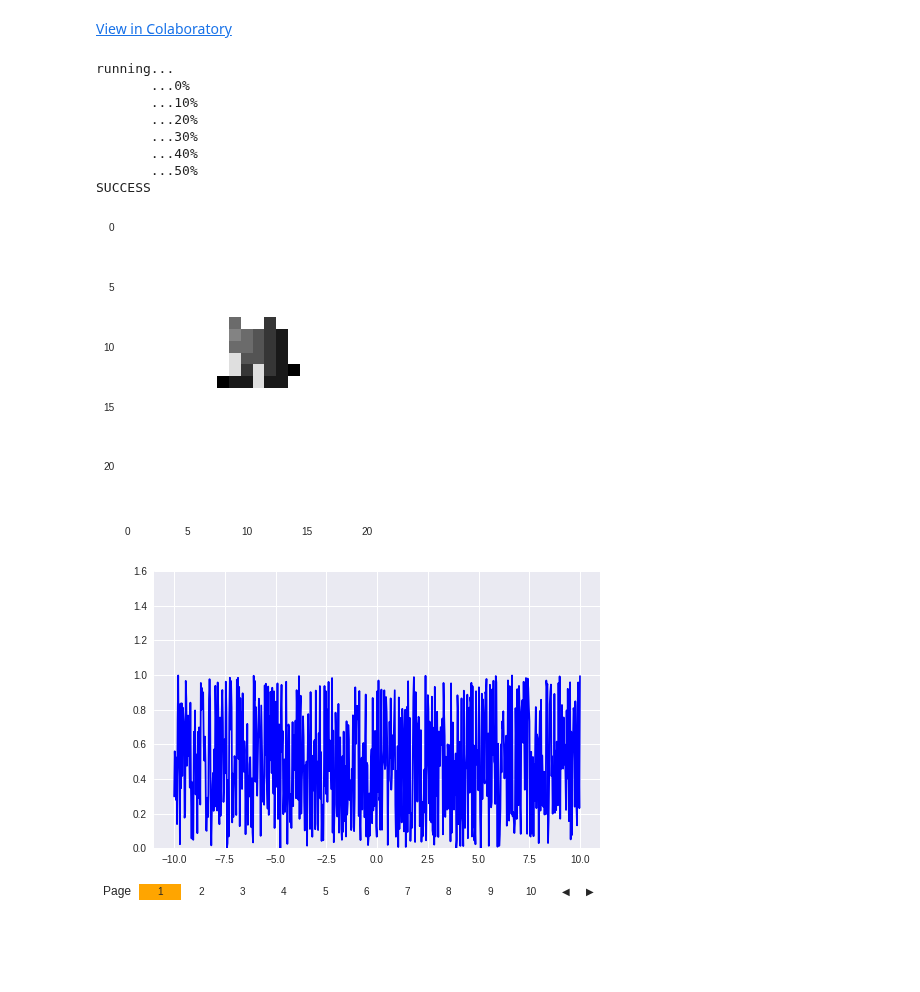
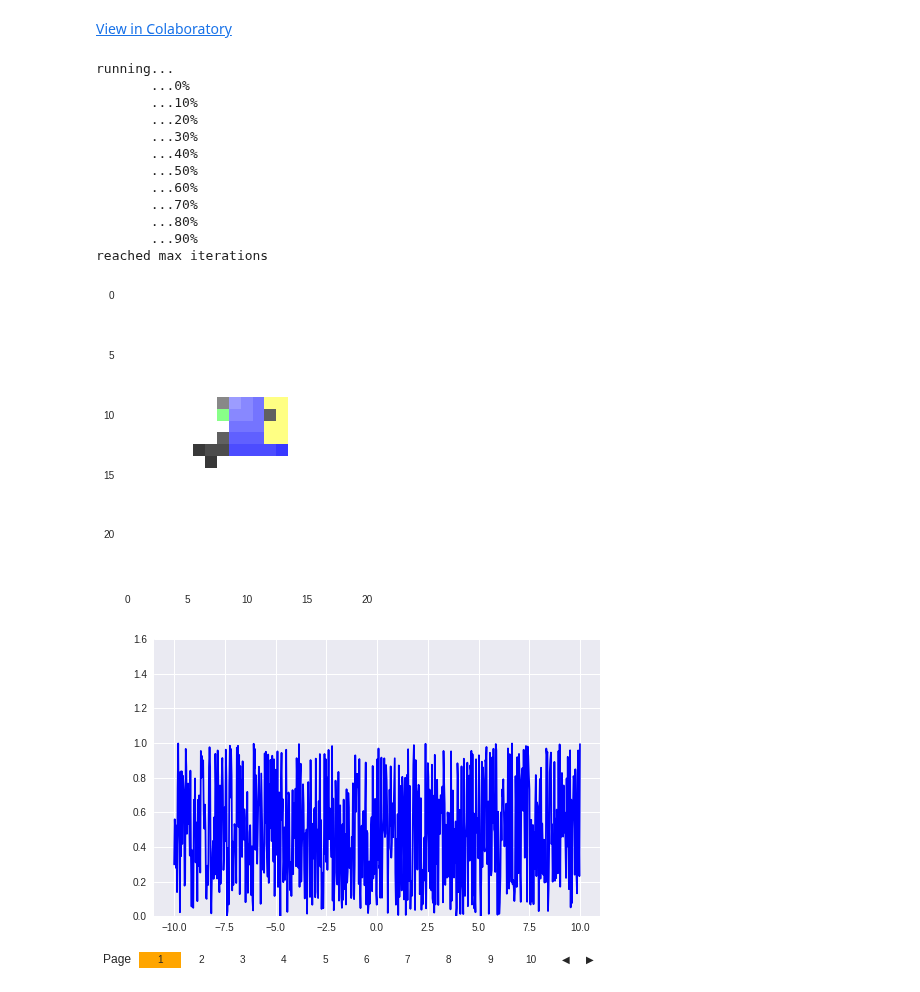
Before and after one commit to jpskycak/research_notebooks, a Jupyter notebook: modeling_programmable_self_assembly_with_cellular_automata.ipynb, the cells around one changed output. Drawn from its saved outputs; the diff is of its cells as text; code cells hidden in the pictures; blank space fills up the shorter version.

```diff
--- a/modeling_programmable_self_assembly_with_cellular_automata.ipynb
+++ b/modeling_programmable_self_assembly_with_cellular_automata.ipynb
@@ -43,21 +43,34 @@ class Agents:
     self.logarray = []
     self.update_logarray()
 
-  def make_grid(self,highlight_agents_by_index=[],contrast=0.666,gradient=True):
-    grid = np.zeros(self.grid_shape)
+  def make_grid(self,highlight_agents_by_index=[],gradient=True):
+    grid = np.ones((self.grid_shape[0],self.grid_shape[1],3)) # brg
     for p in self.template_coordinates:
-      grid[p]=1-contrast
+      grid[p][0] = 1
+      grid[p][1] = 1
+      grid[p][2] = 125
 
     if gradient:
       max_gradient = max(self.gradient)
       for i,p in enumerate(self.agent_coordinates):
-        grid[p] = 1+ contrast*(1 - float(max_gradient - self.gradient[i] + 1)/max_gradient)
+        val = 100+ 100*(1 - float(max_gradient - self.gradient[i])/max_gradient)
+        grid[p][0] = val
+        grid[p][1] = val
+        grid[p][2] = val
+        if self.activity[i] == False:
+          grid[p][2] = 1
+        if i in highlight_agents_by_index:
+          grid[p][1] = 1
     else:
-      for p in self.agent_coordinates:
-        grid[p] = 1
+      for i,p in enumerate(self.agent_coordinates):
+        grid[p][0] = 200
+        grid[p][1] = 200
+        grid[p][2] = 200
+        if self.activity[i] == False:
+          grid[p][2] = 1
+        if i in highlight_agents_by_index:
+          grid[p][1] = 1
 
-    for i in highlight_agents_by_index:
-      grid[self.agent_coordinates[i]] = 1+2*contrast
     return grid
 
   def plot(self,t=-1):
@@ -200,8 +213,8 @@ class Agents:
         if self.activity[i]:
           self.agent_coordinates[i] = p
 
-  def update_logarray(self,highlight_agents_by_index=[],contrast=0.666):
-    grid = self.make_grid(highlight_agents_by_index=highlight_agents_by_index,contrast=contrast)
+  def update_logarray(self,highlight_agents_by_index=[]):
+    grid = self.make_grid(highlight_agents_by_index=highlight_agents_by_index)
     self.logarray.append(grid)
 
   def timestep(self,computation='parallel',log=True):
@@ -233,7 +246,7 @@ class Agents:
       else:
         return True
 
-    subset = [i for i,a in enumerate(self.activity) if len(self.edgefollows(i))>0 and a==True]
+    subset = [i for i,a in enumerate(self.activity) if a==True]
     random.shuffle(subset)
     if computation=='parallel':
       for i in subset:
@@ -248,8 +261,8 @@ class Agents:
           dir1 = self.direction[i]
           activity1 = self.activity[i]
           update_logstr(i,p0,dir0,activity0,p1,dir1,activity1,neighbors0,edgefollows0)
-          #self.update_logarray(highlight_agents_by_index=[i])
-          self.update_logarray()
+          self.update_logarray(highlight_agents_by_index=[i])
+          #self.update_logarray()
         else:
           move(i)
     elif computation=='series':
@@ -267,8 +280,8 @@ class Agents:
             dir1 = self.direction[i]
             activity1 = self.activity[i]
             update_logstr(i,p0,dir0,activity0,p1,dir1,activity1,neighbors0,edgefollows0)
-            #self.update_logarray(highlight_agents_by_index=[i])
-            self.update_logarray()
+            self.update_logarray(highlight_agents_by_index=[i])
+            #self.update_logarray()
           else:
             move(i)
 
@@ -303,11 +316,15 @@ running...
        ...30%
        ...40%
        ...50%
-SUCCESS
+       ...60%
+       ...70%
+       ...80%
+       ...90%
+reached max iterations
 # %%
-a.plot(-50)
+a.plot(-150)
 # %% [output]
-[figure, old version]
+[figure, new version]
 # %%
 # https://colab.research.google.com/notebooks/charts.ipynb#scrollTo=nv8P3UYm6SiQ
 # %%
```
